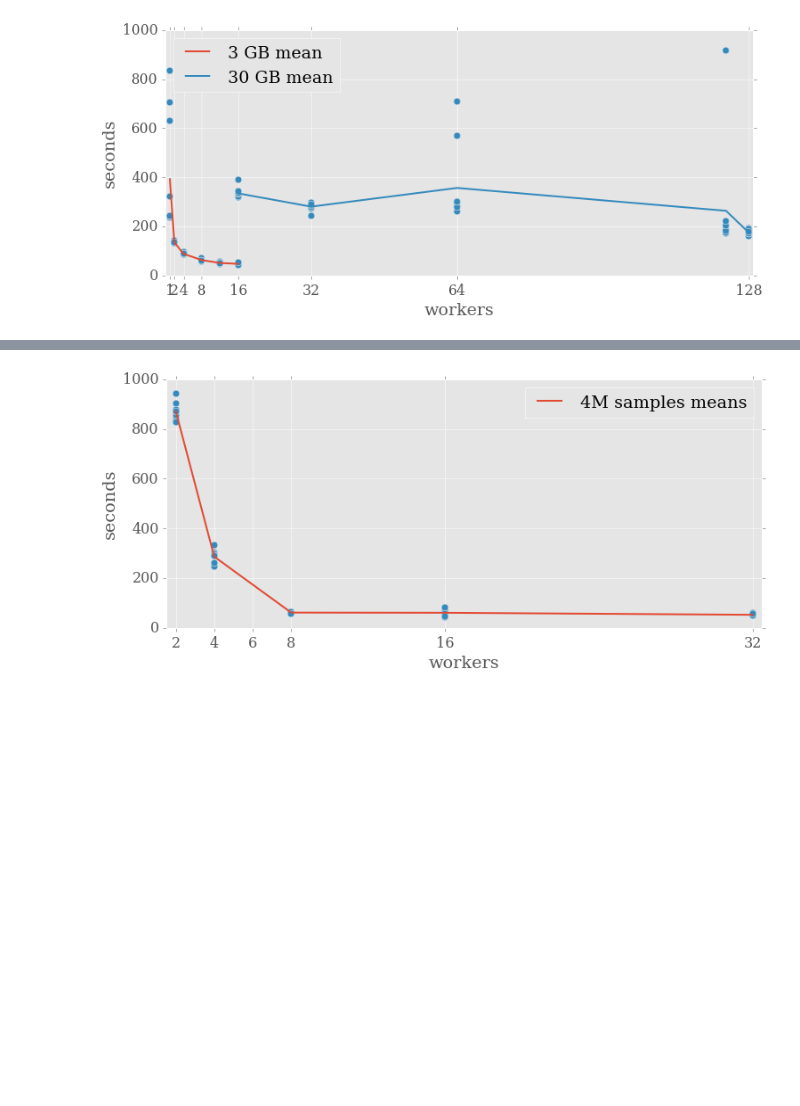
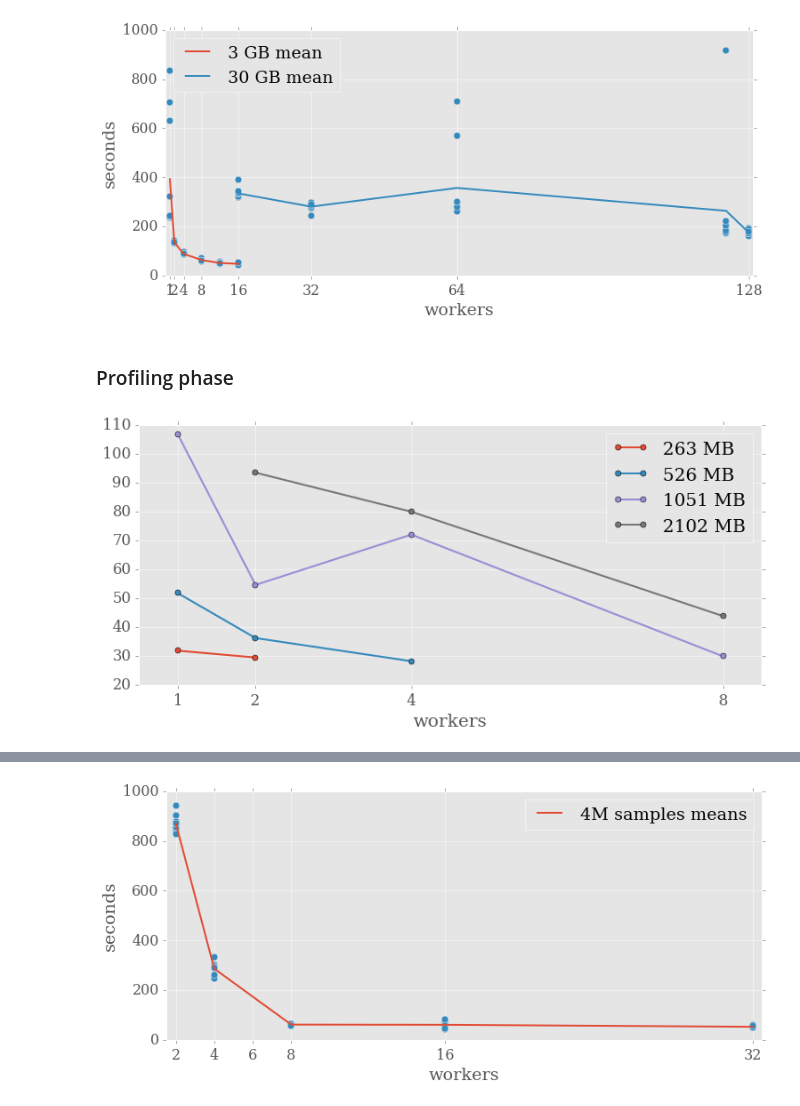
Before and after one commit to cemsbr/phd_notebook, a Jupyter notebook: HiBench.ipynb, the cells around one changed output, grey strips where cells are left out. Saved outputs shown, nothing was run; the diff lists cells and outputs as text; code cells hidden in the pictures; blank space fills up the shorter version.

Commit message:
Sort profiling graphs.

```diff
--- a/HiBench.ipynb
+++ b/HiBench.ipynb
@@ -84,3 +83,13 @@ plt.legend(['3 GB mean', '30 GB mean'], loc='upper left')
 plt.show()
 # %% [output]
 [figure]
+# %% [markdown]
+### Profiling phase
+# %%
+df_plot = dfs[dfs['input'] < 3000].groupby(['workers', 'input'])['seconds'].mean().unstack()
+# Humanizing size labels
+df_plot.columns = ['{:d} MB'.format(int(s + 0.5)) for s in df_plot.columns]
+
+df_plot.plot(figsize=(12, 5), style='-o', xticks=df_plot.index, xlim=(0.5, 8.5));
+# %% [output]
+[figure, added]
```
Also changed, not shown: parts of 9 cells of this notebook.
